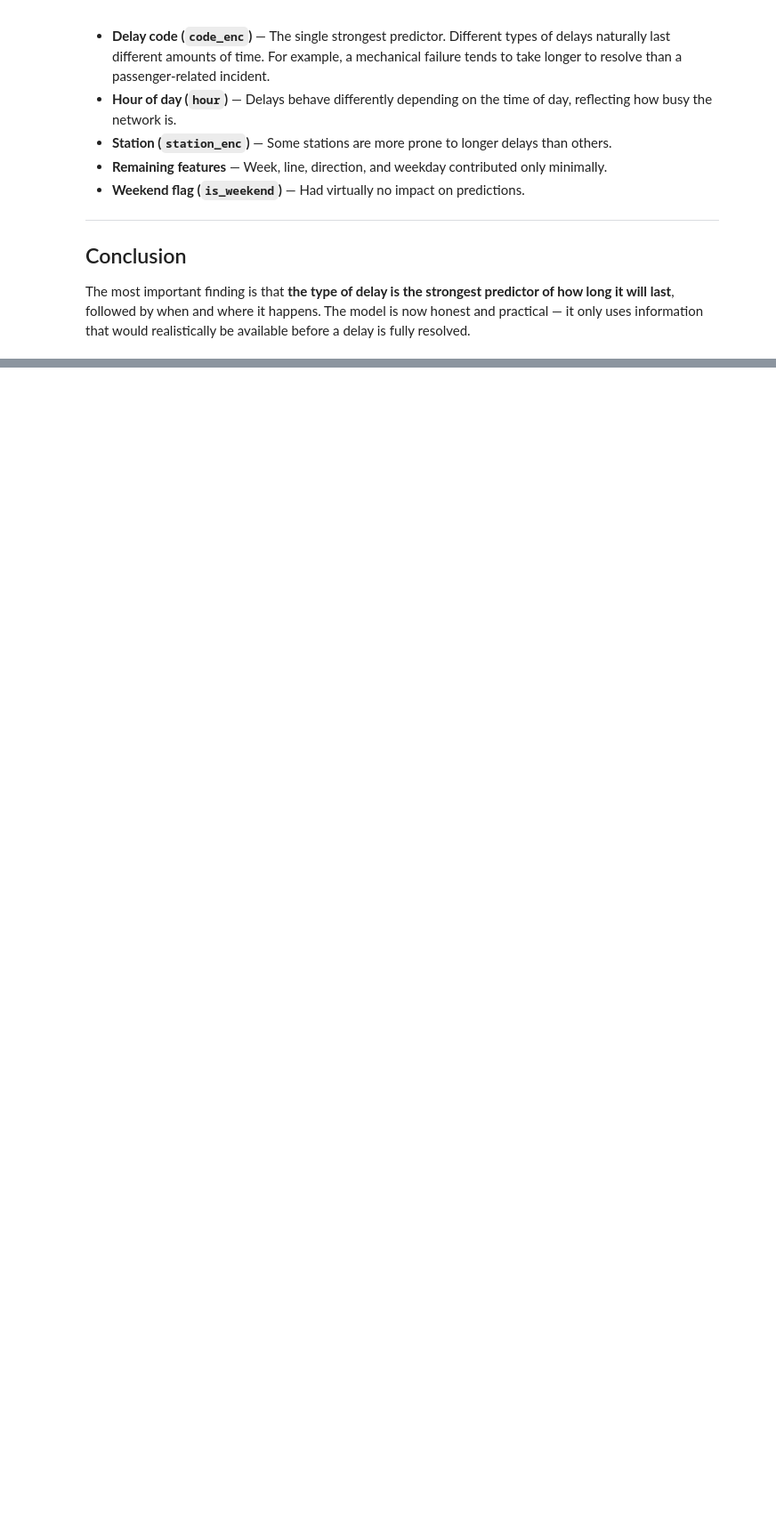
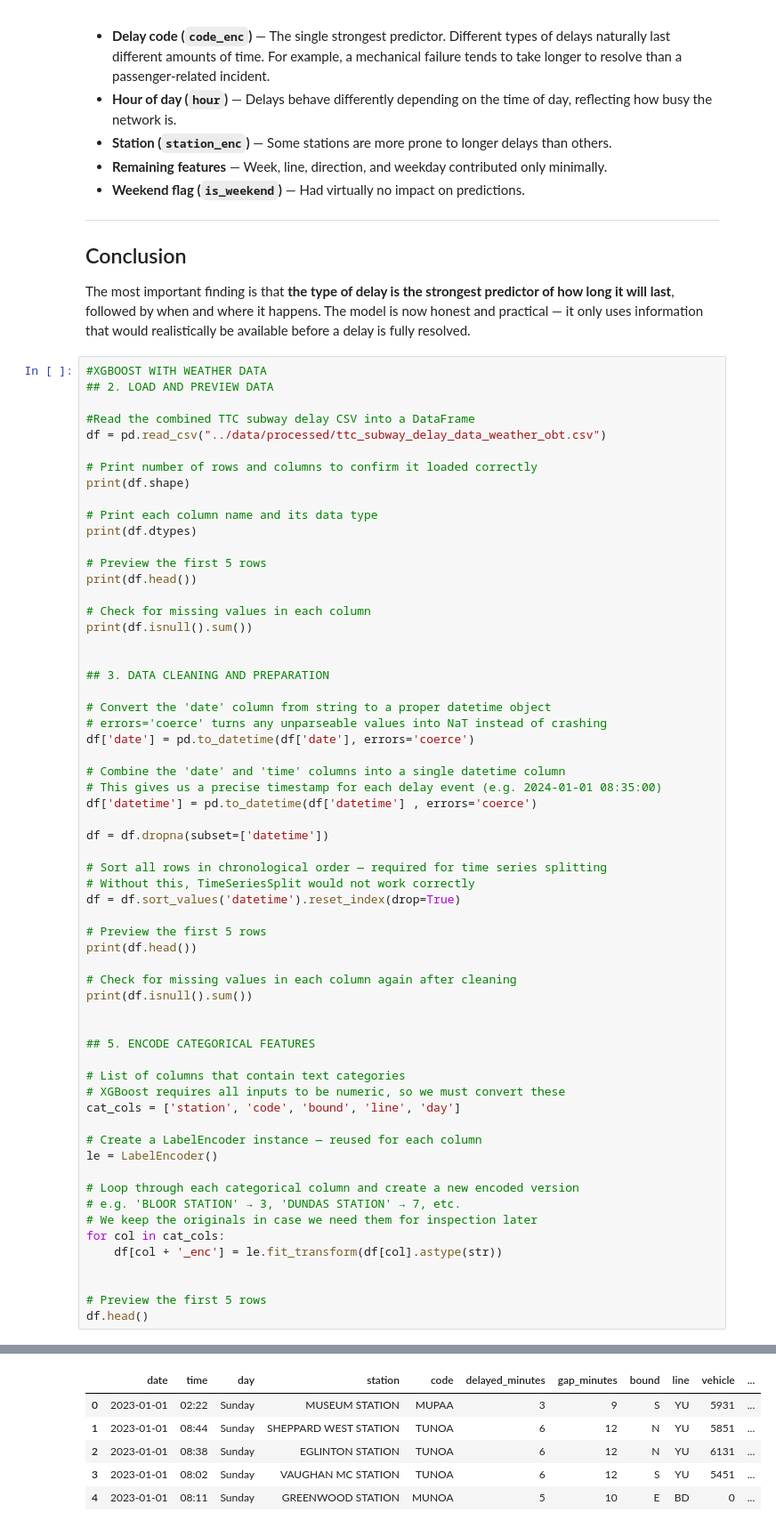
Before and after one commit to hwalia/C8ML7_subwaydelay, a Jupyter notebook: model/XGboost.ipynb, the cells around one changed output, grey strips where cells are left out. Shown at 89% size. Drawn from its saved outputs; the diff is of its cells as text; blank space fills up the shorter version.

```diff
--- a/model/XGboost.ipynb
+++ b/model/XGboost.ipynb
@@ -646,3 +591,65 @@ The most influential features driving predictions were:
 ## Conclusion
 
 The most important finding is that **the type of delay is the strongest predictor of how long it will last**, followed by when and where it happens. The model is now honest and practical — it only uses information that would realistically be available before a delay is fully resolved.
+# %%
+#XGBOOST WITH WEATHER DATA
+## 2. LOAD AND PREVIEW DATA
+
+#Read the combined TTC subway delay CSV into a DataFrame
+df = pd.read_csv("../data/processed/ttc_subway_delay_data_weather_obt.csv")
+
+# Print number of rows and columns to confirm it loaded correctly
+print(df.shape)
+
+# Print each column name and its data type
+print(df.dtypes)
+
+# Preview the first 5 rows
+print(df.head())
+
+# Check for missing values in each column
+print(df.isnull().sum())
+
+
+## 3. DATA CLEANING AND PREPARATION
+
+# Convert the 'date' column from string to a proper datetime object
+# errors='coerce' turns any unparseable values into NaT instead of crashing
+df['date'] = pd.to_datetime(df['date'], errors='coerce')
+
+# Combine the 'date' and 'time' columns into a single datetime column
+# This gives us a precise timestamp for each delay event (e.g. 2024-01-01 08:35:00)
+df['datetime'] = pd.to_datetime(df['datetime'] , errors='coerce')
+
+df = df.dropna(subset=['datetime'])
+
+# Sort all rows in chronological order — required for time series splitting
+# Without this, TimeSeriesSplit would not work correctly
+df = df.sort_values('datetime').reset_index(drop=True)
+
+# Preview the first 5 rows
+print(df.head())
+
+# Check for missing values in each column again after cleaning
+print(df.isnull().sum())
+
+
+## 5. ENCODE CATEGORICAL FEATURES
+
+# List of columns that contain text categories
+# XGBoost requires all inputs to be numeric, so we must convert these
+cat_cols = ['station', 'code', 'bound', 'line', 'day']
+
+# Create a LabelEncoder instance — reused for each column
+le = LabelEncoder()
+
+# Loop through each categorical column and create a new encoded version
+# e.g. 'BLOOR STATION' → 3, 'DUNDAS STATION' → 7, etc.
+# We keep the originals in case we need them for inspection later
+for col in cat_cols:
+    df[col + '_enc'] = le.fit_transform(df[col].astype(str))
+
+
+# Preview the first 5 rows
+df.head()
+# %% [output]
@@ -648,0 +673,6 @@ The most important finding is that **the type of delay is the strongest predicto
+|  | date | time | day | station | code | delayed_minutes | gap_minutes | bound | line | vehicle | ... |
+| 0 | 2023-01-01 | 02:22 | Sunday | MUSEUM STATION | MUPAA | 3 | 9 | S | YU | 5931 | ... |
+| 1 | 2023-01-01 | 08:44 | Sunday | SHEPPARD WEST STATION | TUNOA | 6 | 12 | N | YU | 5851 | ... |
+| 2 | 2023-01-01 | 08:38 | Sunday | EGLINTON STATION | TUNOA | 6 | 12 | N | YU | 6131 | ... |
+| 3 | 2023-01-01 | 08:02 | Sunday | VAUGHAN MC STATION | TUNOA | 6 | 12 | S | YU | 5451 | ... |
+| 4 | 2023-01-01 | 08:11 | Sunday | GREENWOOD STATION | MUNOA | 5 | 10 | E | BD | 0 | ... |
```
Also changed, not shown: parts of 13 cells of this notebook.
